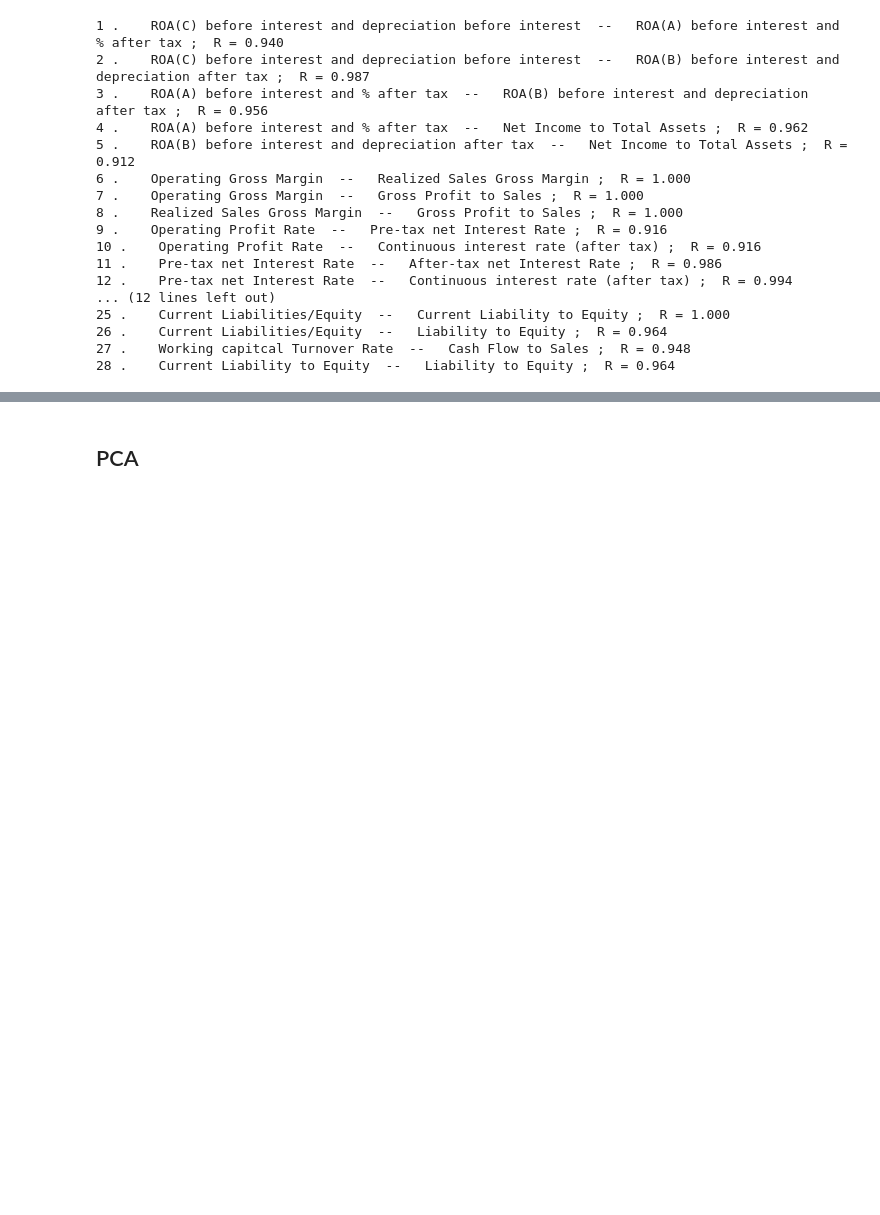
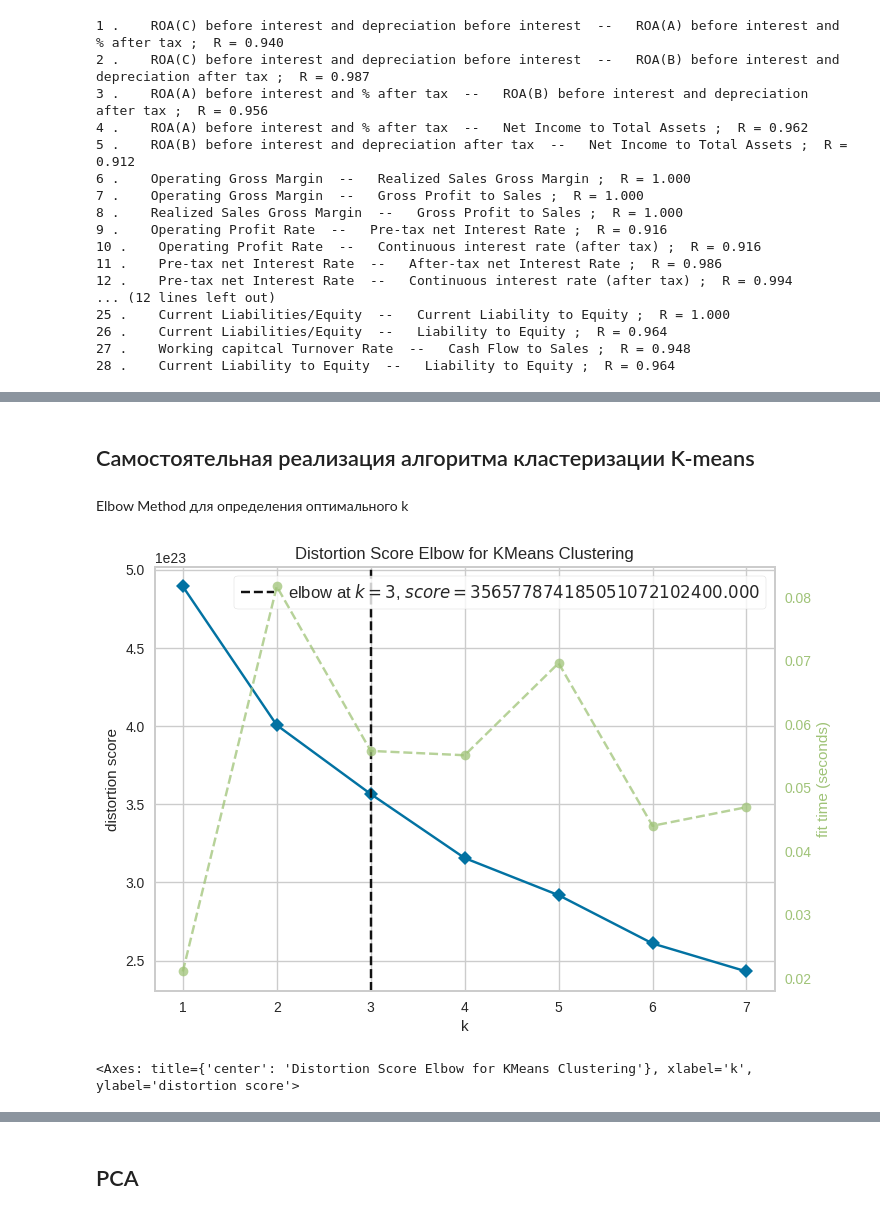
Before and after one commit to rustam-azimov/ml-course, a Jupyter notebook: homework/hw6.ipynb, the cells around one changed output, grey strips where cells are left out. Drawn from its saved outputs; the diff is of its cells as text; code cells hidden in the pictures; blank space fills up the shorter version.

```diff
--- a/homework/hw6.ipynb
+++ b/homework/hw6.ipynb
@@ -166,7 +175,7 @@ columns_to_delete = {' ROA(A) before interest and % after tax',
                ' Per Share Net profit before tax (Yuan ¥)',
                ' Net profit before tax/Paid-in capital',
                ' Debt ratio %',
-               ' Liability to Equity'}
+               ' Liability to Equity', ' Net Income Flag'}
 # %%
 new_columns = list(set(df.columns) - columns_to_delete)
 df = df[new_columns]
@@ -185,0 +191,14 @@ X_test_scaled = scaler.transform(X_test)
+# %% [markdown]
+## Самостоятельная реализация алгоритма кластеризации K-means
+# %% [markdown]
+Elbow Method для определения оптимального k
+# %%
+from yellowbrick.cluster import KElbowVisualizer
+model = KMeans(random_state=42)
+
+visualizer = KElbowVisualizer(model, k=(1,8), timings= True)
+visualizer.fit(df)
+visualizer.show()
+# %% [output]
+[figure, added]
+<Axes: title={'center': 'Distortion Score Elbow for KMeans Clustering'}, xlabel='k', ylabel='distortion score'>
```
Also changed, not shown: parts of 38 cells of this notebook.
